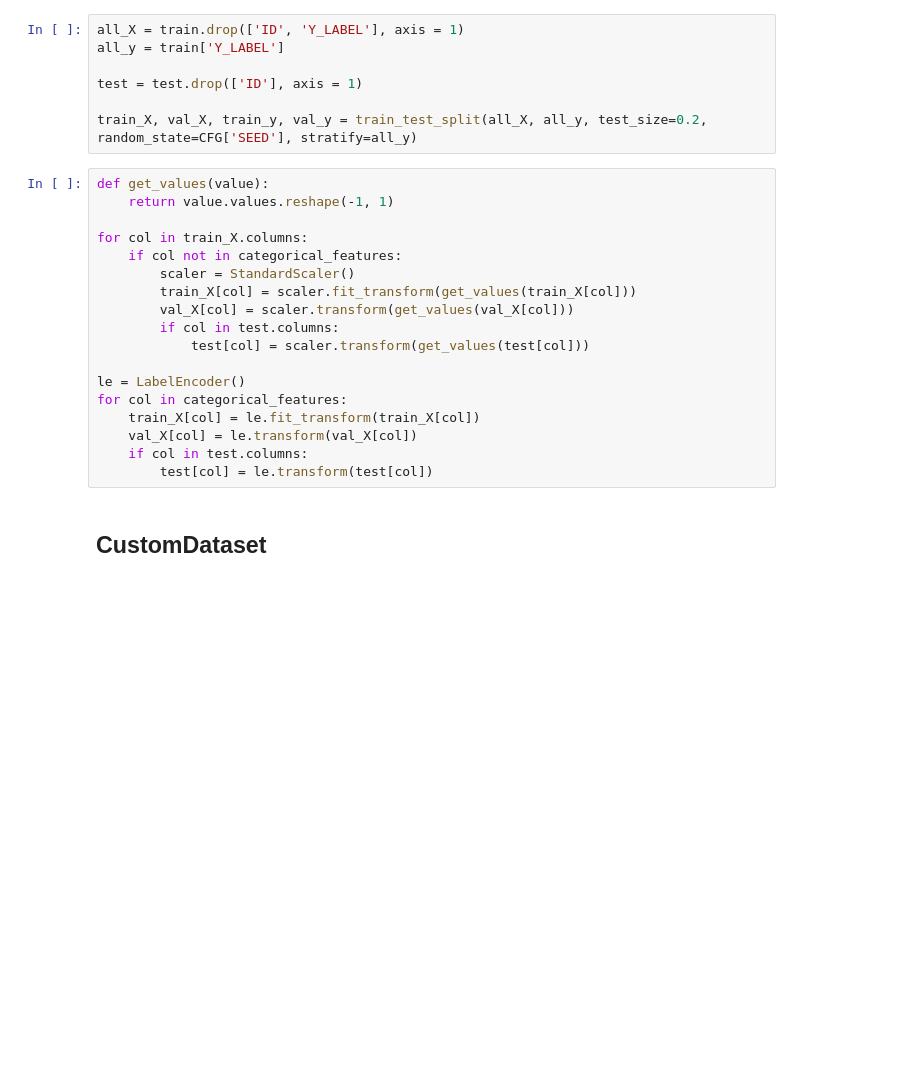
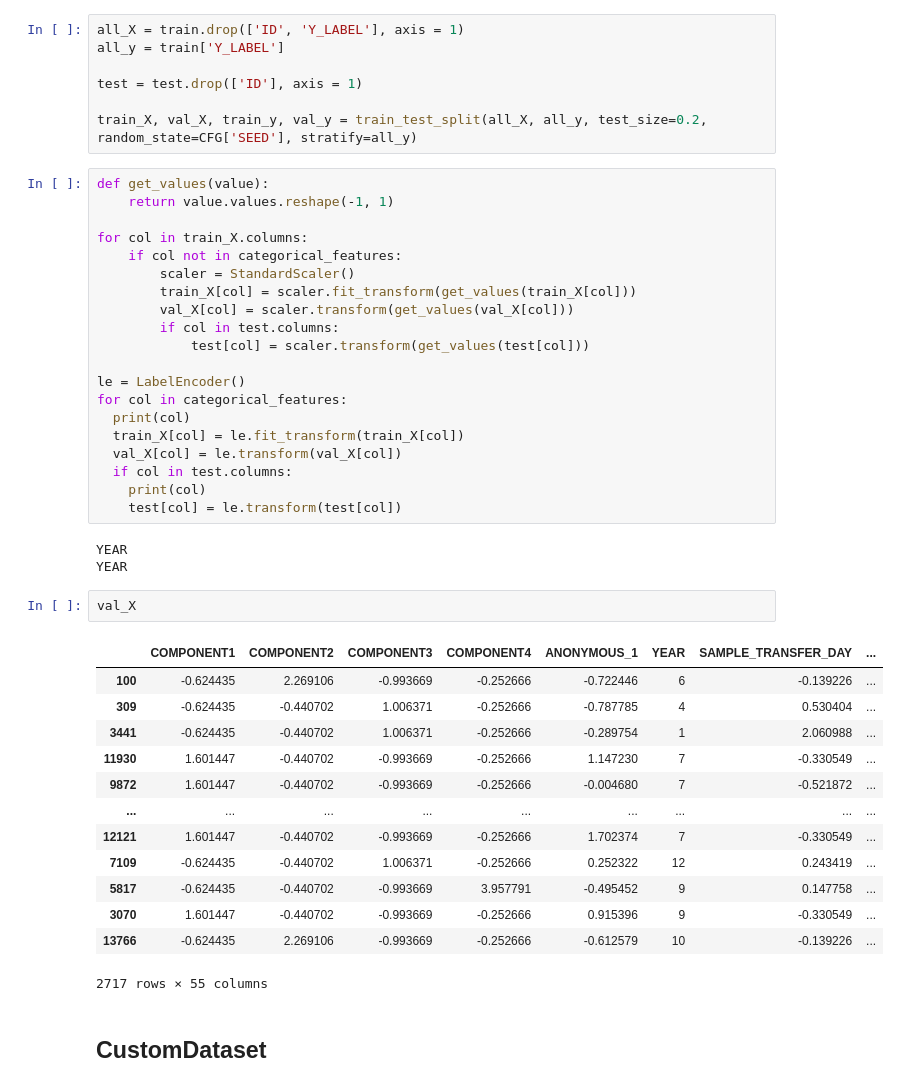
Before and after one commit to ha-seungwon/ML-study, a Jupyter notebook: competition/하승원/open/[Baseline]_Vanilla_Knowledge_Distillation_ipynb의_사본.ipynb, the cells around one changed output. Drawn from its saved outputs; the diff is of its cells as text; blank space fills up the shorter version.

```diff
--- a/competition/하승원/open/[Baseline]_Vanilla_Knowledge_Distillation.ipynb
+++ b/competition/하승원/open/[Baseline]_Vanilla_Knowledge_Distillation_ipynb의_사본.ipynb
@@ -114,10 +149,31 @@ for col in train_X.columns:
 
 le = LabelEncoder()
 for col in categorical_features:
-    train_X[col] = le.fit_transform(train_X[col])
-    val_X[col] = le.transform(val_X[col])
-    if col in test.columns:
-        test[col] = le.transform(test[col])
+  print(col)
+  train_X[col] = le.fit_transform(train_X[col])
+  val_X[col] = le.transform(val_X[col])
+  if col in test.columns:
+    print(col)
+    test[col] = le.transform(test[col])
+# %% [output]
+YEAR
+YEAR
+# %%
+val_X
+# %% [output]
+|  | COMPONENT1 | COMPONENT2 | COMPONENT3 | COMPONENT4 | ANONYMOUS_1 | YEAR | SAMPLE_TRANSFER_DAY | ... |
+| 100 | -0.624435 | 2.269106 | -0.993669 | -0.252666 | -0.722446 | 6 | -0.139226 | ... |
+| 309 | -0.624435 | -0.440702 | 1.006371 | -0.252666 | -0.787785 | 4 | 0.530404 | ... |
+| 3441 | -0.624435 | -0.440702 | 1.006371 | -0.252666 | -0.289754 | 1 | 2.060988 | ... |
+| 11930 | 1.601447 | -0.440702 | -0.993669 | -0.252666 | 1.147230 | 7 | -0.330549 | ... |
+| 9872 | 1.601447 | -0.440702 | -0.993669 | -0.252666 | -0.004680 | 7 | -0.521872 | ... |
+| ... | ... | ... | ... | ... | ... | ... | ... | ... |
+| 12121 | 1.601447 | -0.440702 | -0.993669 | -0.252666 | 1.702374 | 7 | -0.330549 | ... |
+| 7109 | -0.624435 | -0.440702 | 1.006371 | -0.252666 | 0.252322 | 12 | 0.243419 | ... |
+| 5817 | -0.624435 | -0.440702 | -0.993669 | 3.957791 | -0.495452 | 9 | 0.147758 | ... |
+| 3070 | 1.601447 | -0.440702 | -0.993669 | -0.252666 | 0.915396 | 9 | -0.330549 | ... |
+| 13766 | -0.624435 | 2.269106 | -0.993669 | -0.252666 | -0.612579 | 10 | -0.139226 | ... |
+2717 rows × 55 columns
 # %% [markdown]
 ## CustomDataset
 # %%
```
Also changed, not shown: parts of 19 cells of this notebook, 4 other files.
